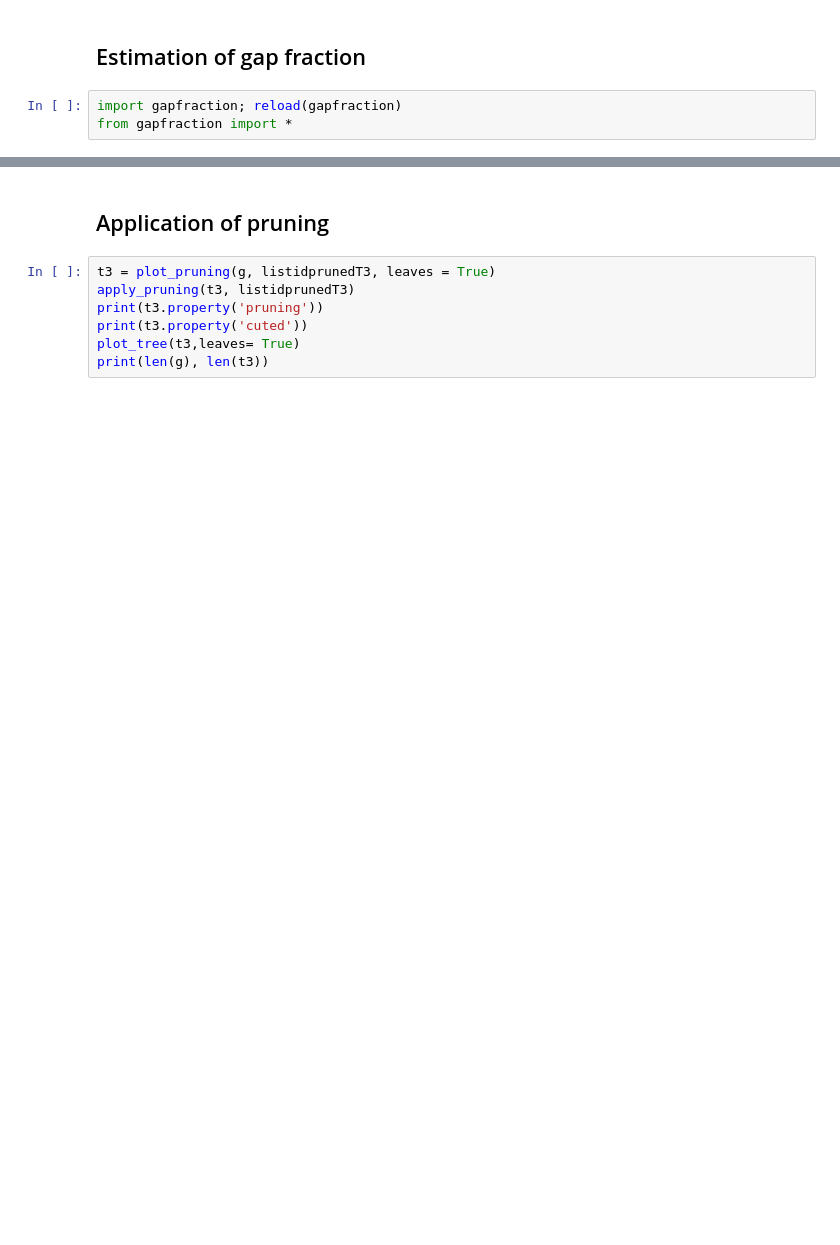
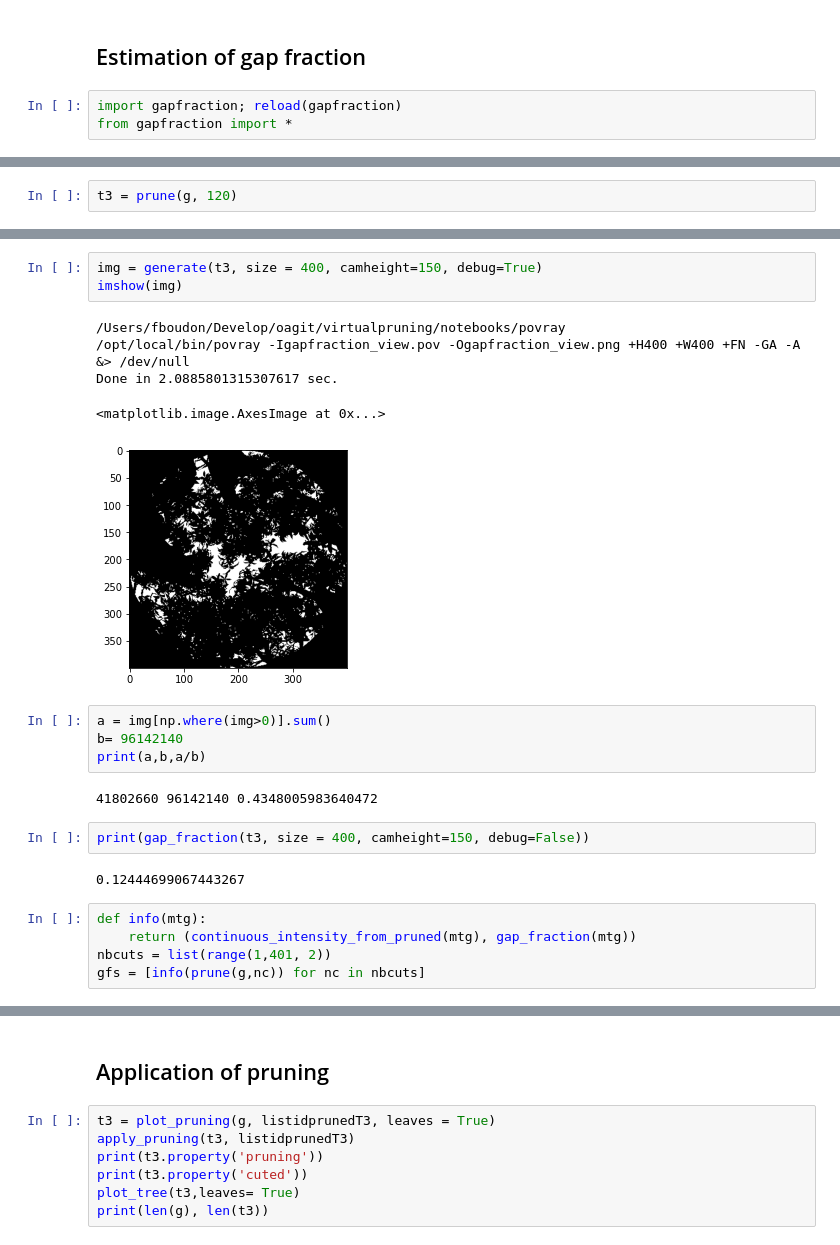
Before and after one commit to fredboudon/virtualpruning, a Jupyter notebook: notebooks/virtualpruning.ipynb, the cells around one changed output, grey strips where cells are left out. Drawn from its saved outputs; the diff is of its cells as text; blank space fills up the shorter version.

```diff
--- a/notebooks/virtualpruning.ipynb
+++ b/notebooks/virtualpruning.ipynb
@@ -389,0 +255,2 @@ print(gf)
+# %%
+t3 = prune(g, 120)
@@ -389,0 +265,24 @@ print(gf)
+# %%
+img = generate(t3, size = 400, camheight=150, debug=True)
+imshow(img)
+# %% [output]
+/Users/fboudon/Develop/oagit/virtualpruning/notebooks/povray
+/opt/local/bin/povray -Igapfraction_view.pov -Ogapfraction_view.png +H400 +W400 +FN -GA -A &> /dev/null
+Done in 2.0885801315307617 sec.
+<matplotlib.image.AxesImage at 0x...>
+[figure, added]
+# %%
+a = img[np.where(img>0)].sum()
+b= 96142140
+print(a,b,a/b)
+# %% [output]
+41802660 96142140 0.4348005983640472
+# %%
+print(gap_fraction(t3, size = 400, camheight=150, debug=False))
+# %% [output]
+0.12444699067443267
+# %%
+def info(mtg):
+    return (continuous_intensity_from_pruned(mtg), gap_fraction(mtg))
+nbcuts = list(range(1,401, 2))
+gfs = [info(prune(g,nc)) for nc in nbcuts]
```
Also changed, not shown: parts of 32 cells of this notebook, 7 other files.
